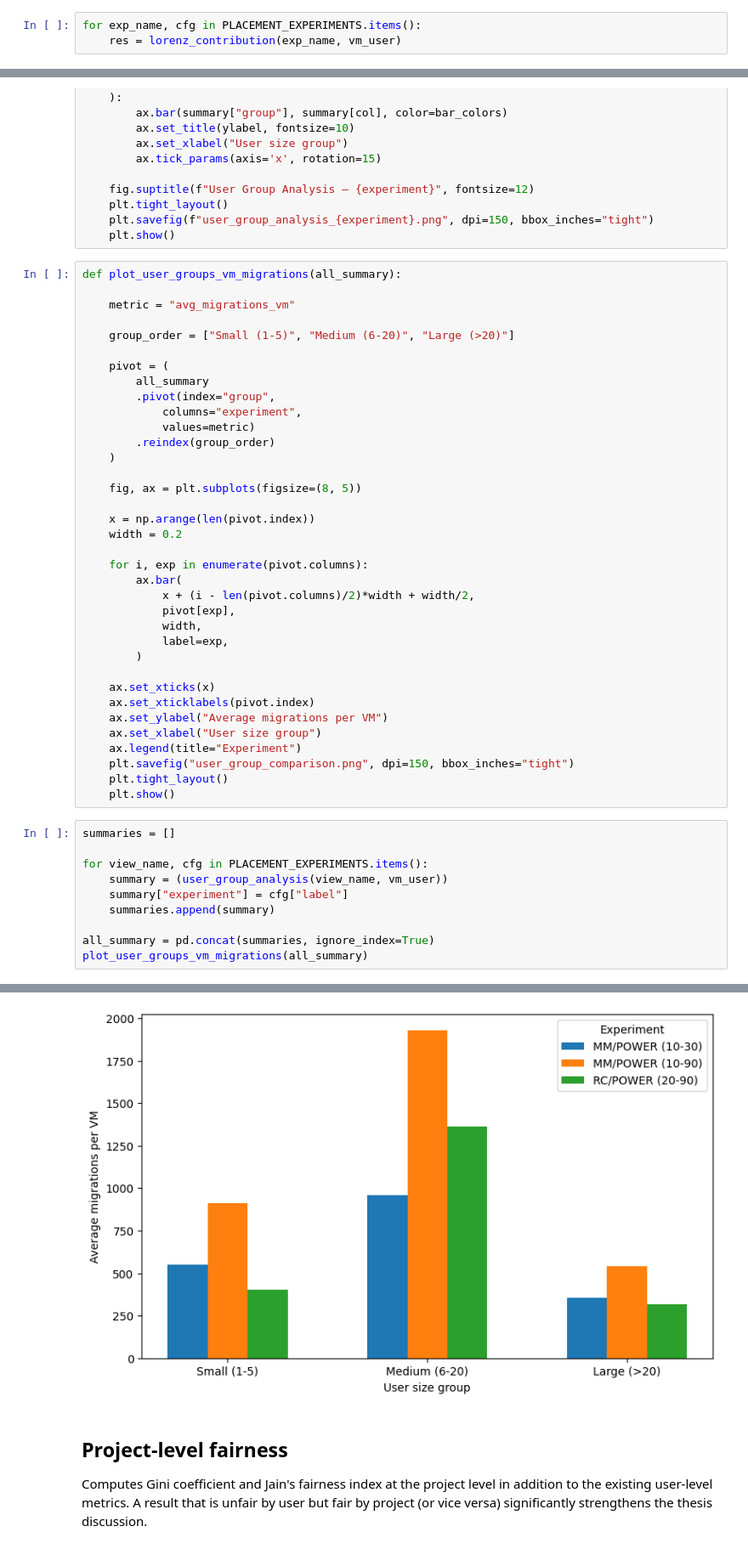
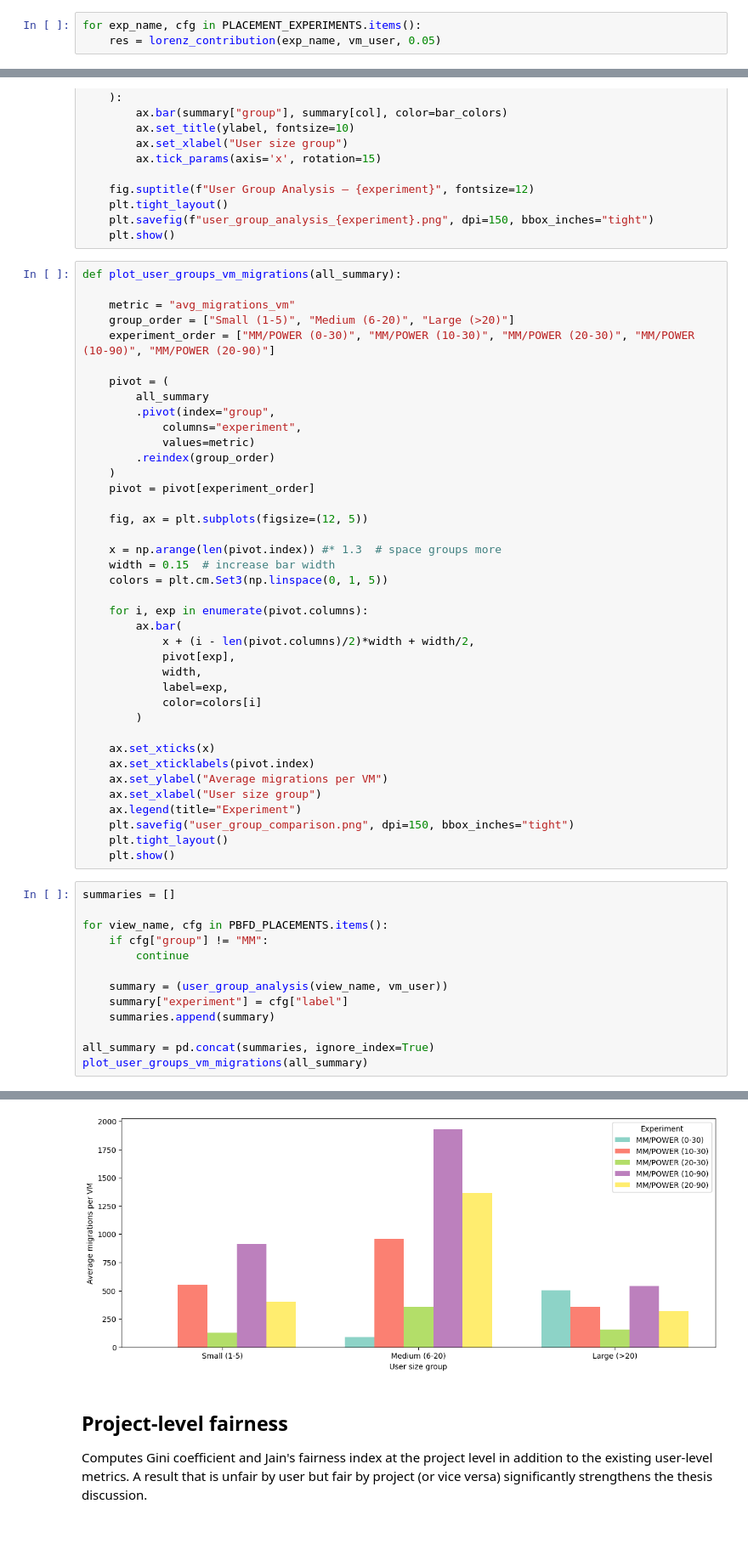
Before and after one commit to bchiusano/energy-aware-vm-consolidation, a Jupyter notebook: src/experiments/investigating_unfairness.ipynb, the cells around one changed output, grey strips where cells are left out. Shown at 85% size. Cells and saved outputs as stored; diff of their text form.

Commit message:
most plots done

```diff
--- a/src/experiments/investigating_unfairness.ipynb
+++ b/src/experiments/investigating_unfairness.ipynb
@@ -383,5 +330,5 @@ def lorenz_contribution(experiment, vm_user, top_pct = 0.05):
     return result
 # %%
 for exp_name, cfg in PLACEMENT_EXPERIMENTS.items():
-    res = lorenz_contribution(exp_name, vm_user)
+    res = lorenz_contribution(exp_name, vm_user, 0.05)
 # %% [output]
@@ -493,8 +443,8 @@ def plot_user_groups_single(summary, experiment):
 def plot_user_groups_vm_migrations(all_summary):
 
     metric = "avg_migrations_vm"
-
     group_order = ["Small (1-5)", "Medium (6-20)", "Large (>20)"]
+    experiment_order = ["MM/POWER (0-30)", "MM/POWER (10-30)", "MM/POWER (20-30)", "MM/POWER (10-90)", "MM/POWER (20-90)"]
 
     pivot = (
         all_summary
@@ -503,11 +453,13 @@ def plot_user_groups_vm_migrations(all_summary):
             values=metric)
         .reindex(group_order)
     )
+    pivot = pivot[experiment_order]
 
-    fig, ax = plt.subplots(figsize=(8, 5))
+    fig, ax = plt.subplots(figsize=(12, 5))
 
-    x = np.arange(len(pivot.index))
-    width = 0.2
+    x = np.arange(len(pivot.index)) #* 1.3  # space groups more
+    width = 0.15  # increase bar width
+    colors = plt.cm.Set3(np.linspace(0, 1, 5))
 
     for i, exp in enumerate(pivot.columns):
         ax.bar(
@@ -515,6 +467,7 @@ def plot_user_groups_vm_migrations(all_summary):
             pivot[exp],
             width,
             label=exp,
+            color=colors[i]
         )
 
     ax.set_xticks(x)
@@ -528,7 +481,10 @@ def plot_user_groups_vm_migrations(all_summary):
 # %%
 summaries = []
 
-for view_name, cfg in PLACEMENT_EXPERIMENTS.items():
+for view_name, cfg in PBFD_PLACEMENTS.items():
+    if cfg["group"] != "MM":
+        continue
+
     summary = (user_group_analysis(view_name, vm_user))
     summary["experiment"] = cfg["label"]
     summaries.append(summary)
@@ -556,4 +512,4 @@ Medium (6-20)       18        12260.72           1364.499             4413.5
-[figure, old version]
+[figure, new version]
 # %% [markdown]
 ## Project-level fairness
 Computes Gini coefficient and Jain's fairness index at the project level in addition to the existing user-level metrics. A result that is unfair by user but fair by project (or vice versa) significantly strengthens the thesis discussion.
```
Also changed, not shown: parts of 15 cells of this notebook, 4 other files.
